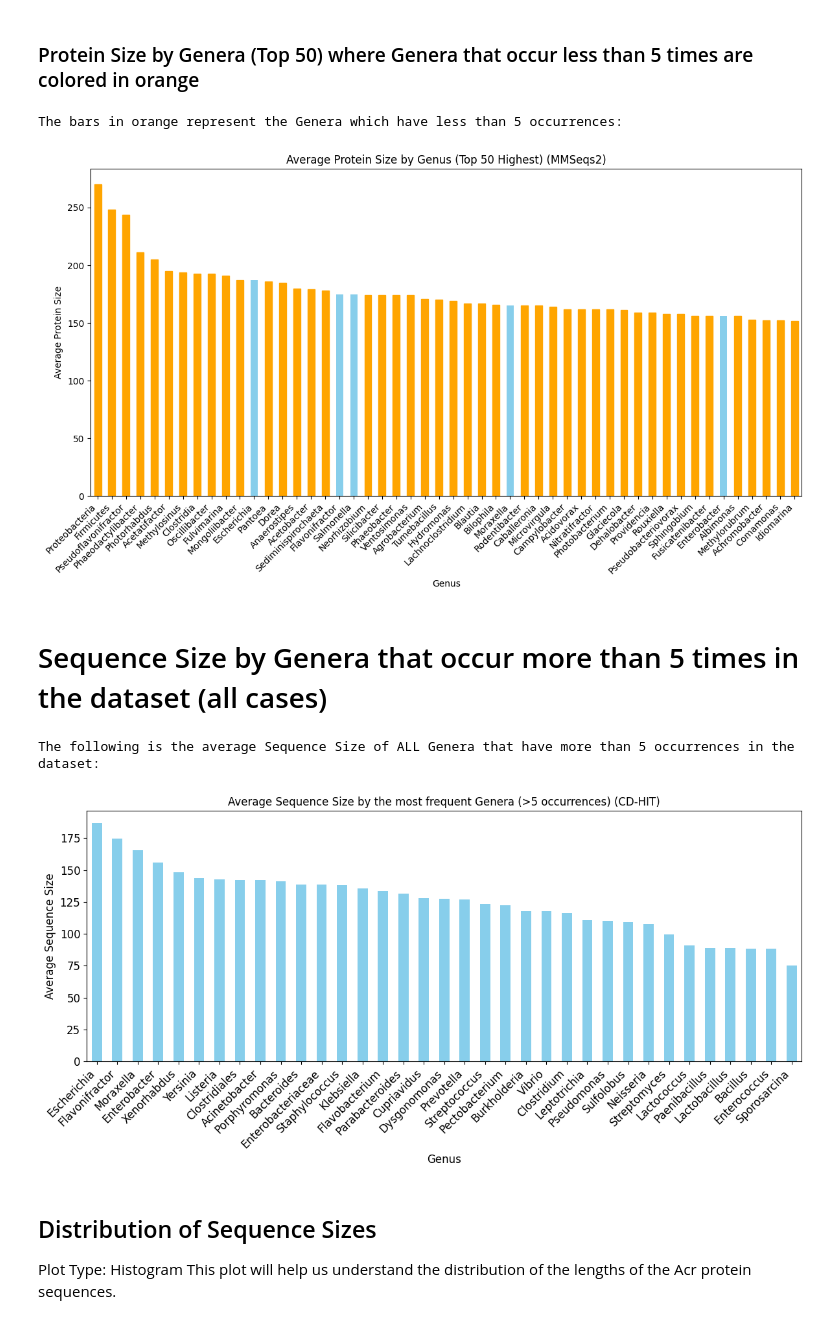
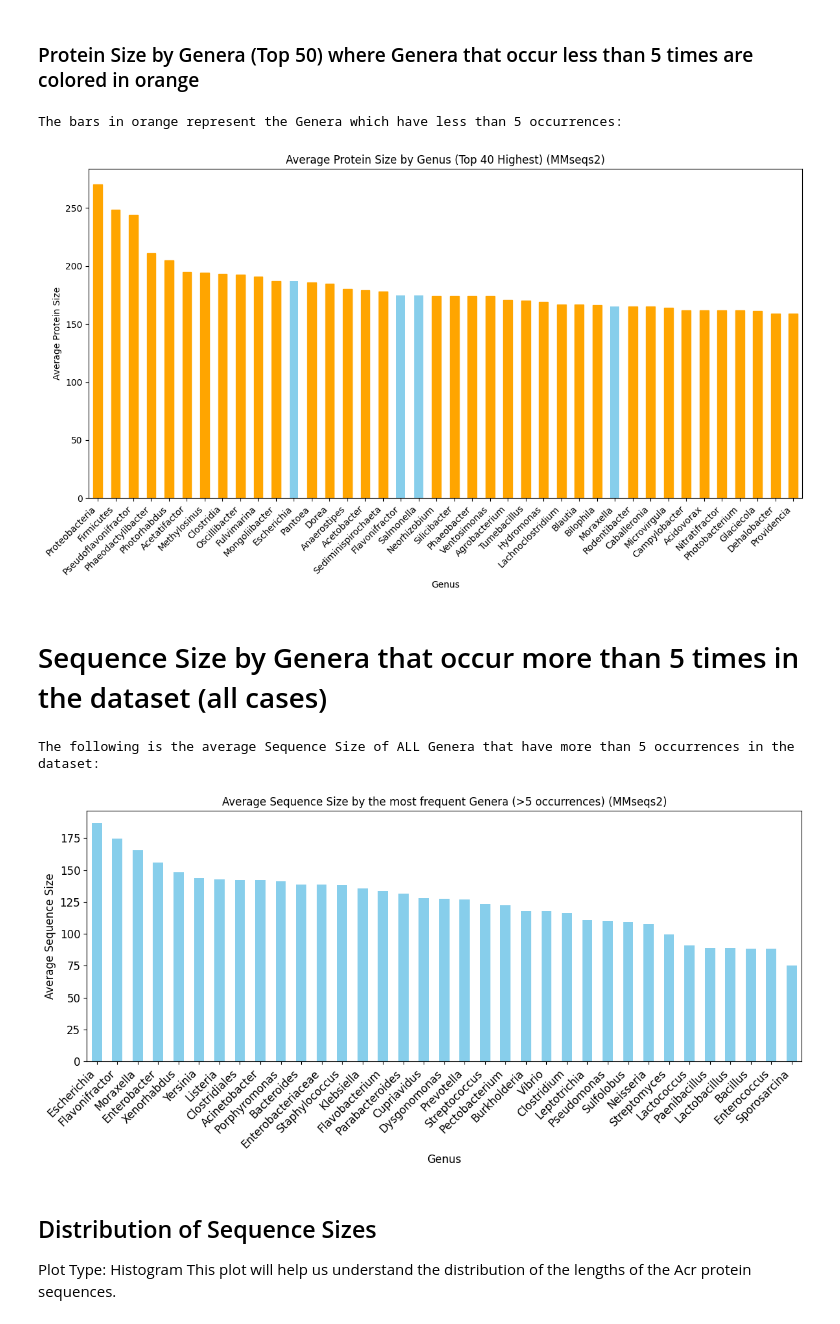
Before and after one commit to ChristianNeitzel/Projeto-Bioinf-PhageAcr, a Jupyter notebook: 3b_code_positive_dataset_mmseqs_analysis.ipynb, the cells around one changed output. Cells and saved outputs as stored; diff of their text form; code cells hidden in the pictures.

```diff
--- a/3b_code_positive_dataset_mmseqs_analysis.ipynb
+++ b/3b_code_positive_dataset_mmseqs_analysis.ipynb
@@ -166,33 +166,33 @@ plt.show()
 # %%
 # Calculate mean size by genus
 mean_size_by_genus = df_mmseqs.groupby('Genus')['Size'].mean()
 
-# Get the top 50 genera by mean size
-top_genus_mean_size = mean_size_by_genus.sort_values(ascending=False).head(50)
+# Get the top 40 genera by mean size
+top_genus_mean_size = mean_size_by_genus.sort_values(ascending=False).head(40)
 
 # Get genus counts
 genus_counts = df_mmseqs['Genus'].value_counts()
 
 # Creating a bar plot
 plt.figure(figsize=(12, 7))
 bars = top_genus_mean_size.plot(kind='bar', color='skyblue')
 
 # Color genera occurring less than 5 times in orange
 for bar in bars.patches:
     genus_name = top_genus_mean_size.index[bars.patches.index(bar)]
     if genus_counts[genus_name] < 5:
         bar.set_color('orange')
 
 print('The bars in orange represent the Genera which have less than 5 occurrences:')
-plt.title('Average Protein Size by Genus (Top 50 Highest) (MMSeqs2)')
+plt.title('Average Protein Size by Genus (Top 40 Highest) (MMseqs2)')
 plt.xlabel('Genus')
 plt.ylabel('Average Protein Size')
 plt.xticks(rotation=45, ha='right')
 plt.tight_layout()
 plt.show()
 # %% [output]
 The bars in orange represent the Genera which have less than 5 occurrences:
-[figure, old version]
+[figure, new version]
 # %% [markdown]
 # Sequence Size by Genera that occur more than 5 times in the dataset (all cases)
 # %%
@@ -211,7 +211,7 @@ top_genus_mean_size = genus_mean_size.head(260)
 print('The following is the average Sequence Size of ALL Genera that have more than 5 occurrences in the dataset:')
 plt.figure(figsize=(12, 6))
 top_genus_mean_size.plot(kind='bar', color='skyblue')
-plt.title('Average Sequence Size by the most frequent Genera (>5 occurrences) (CD-HIT)')
+plt.title('Average Sequence Size by the most frequent Genera (>5 occurrences) (MMseqs2)')
 plt.xlabel('Genus', fontsize=12)
 plt.ylabel('Average Sequence Size', fontsize=12)
 plt.xticks(rotation=45, ha='right', fontsize=12)
@@ -220,7 +220,7 @@ plt.tight_layout()
 plt.show()
 # %% [output]
 The following is the average Sequence Size of ALL Genera that have more than 5 occurrences in the dataset:
-[figure, old version]
+[figure, new version]
 # %% [markdown]
 ## Distribution of Sequence Sizes
 Plot Type: Histogram
```
Also changed, not shown: parts of 3 cells of this notebook, 1 other file.
